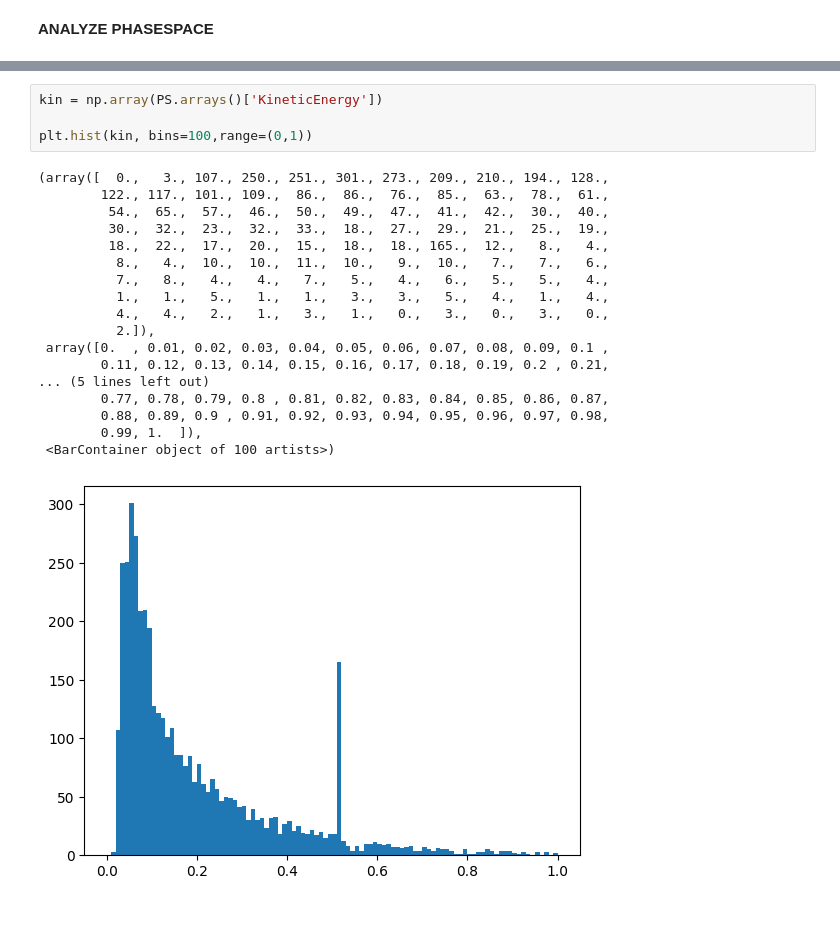
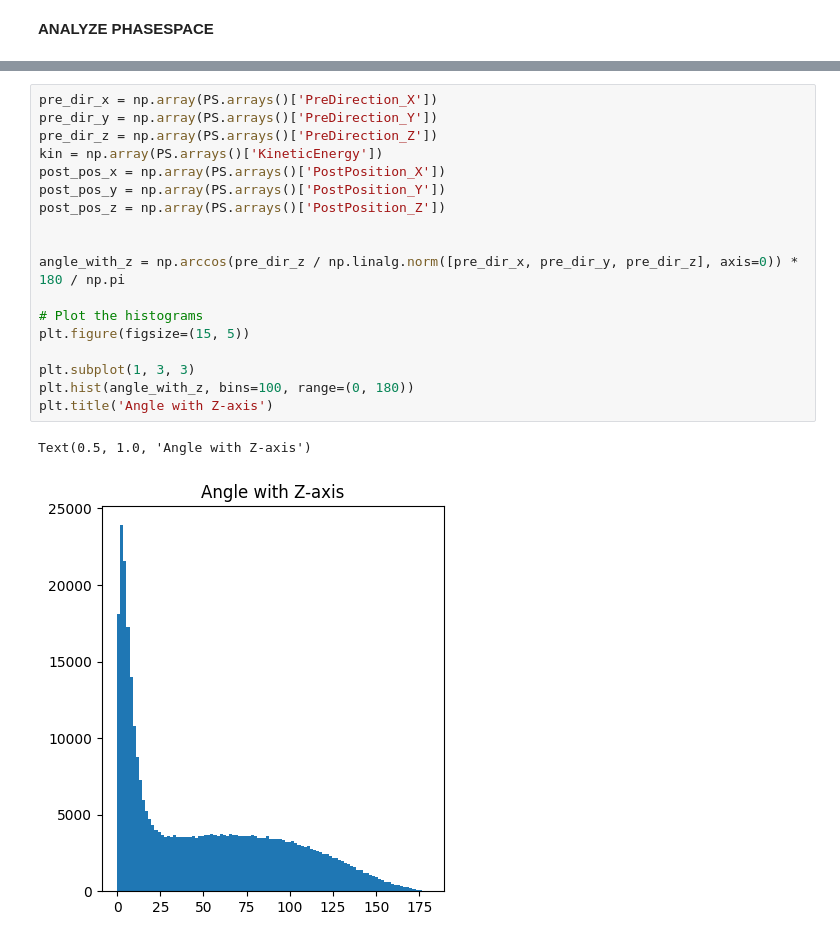
Before and after one commit to francescouni0/VHEE_monitor, a Jupyter notebook: analysis.ipynb, the cells around one changed output, grey strips where cells are left out. Drawn from its saved outputs; the diff is of its cells as text.

```diff
--- a/analysis.ipynb
+++ b/analysis.ipynb
@@ -262,25 +262,23 @@ Number of hits: 4329.0
 Hits keys:
 KineticEnergy  PostPosition_X  PostPosition_Y  PostPosition_Z  PrePosition_X  PrePosition_Y  PrePosition_Z  PreDirection_X  PreDirection_Y  PreDirection_Z  EventPosition_X  EventPosition_Y  EventPosit ...
-# %%
-kin = np.array(PS.arrays()['KineticEnergy'])
-
-plt.hist(kin, bins=100,range=(0,1))
-# %% [output]
-(array([  0.,   3., 107., 250., 251., 301., 273., 209., 210., 194., 128.,
-        122., 117., 101., 109.,  86.,  86.,  76.,  85.,  63.,  78.,  61.,
-         54.,  65.,  57.,  46.,  50.,  49.,  47.,  41.,  42.,  30.,  40.,
-         30.,  32.,  23.,  32.,  33.,  18.,  27.,  29.,  21.,  25.,  19.,
-         18.,  22.,  17.,  20.,  15.,  18.,  18., 165.,  12.,   8.,   4.,
-          8.,   4.,  10.,  10.,  11.,  10.,   9.,  10.,   7.,   7.,   6.,
-          7.,   8.,   4.,   4.,   7.,   5.,   4.,   6.,   5.,   5.,   4.,
-          1.,   1.,   5.,   1.,   1.,   3.,   3.,   5.,   4.,   1.,   4.,
-          4.,   4.,   2.,   1.,   3.,   1.,   0.,   3.,   0.,   3.,   0.,
-          2.]),
- array([0.  , 0.01, 0.02, 0.03, 0.04, 0.05, 0.06, 0.07, 0.08, 0.09, 0.1 ,
-        0.11, 0.12, 0.13, 0.14, 0.15, 0.16, 0.17, 0.18, 0.19, 0.2 , 0.21,
-... (5 lines left out)
-        0.77, 0.78, 0.79, 0.8 , 0.81, 0.82, 0.83, 0.84, 0.85, 0.86, 0.87,
-        0.88, 0.89, 0.9 , 0.91, 0.92, 0.93, 0.94, 0.95, 0.96, 0.97, 0.98,
-        0.99, 1.  ]),
- <BarContainer object of 100 artists>)
-[figure, removed]
+# %%
+pre_dir_x = np.array(PS.arrays()['PreDirection_X'])
+pre_dir_y = np.array(PS.arrays()['PreDirection_Y'])
+pre_dir_z = np.array(PS.arrays()['PreDirection_Z'])
+kin = np.array(PS.arrays()['KineticEnergy'])
+post_pos_x = np.array(PS.arrays()['PostPosition_X'])
+post_pos_y = np.array(PS.arrays()['PostPosition_Y'])
+post_pos_z = np.array(PS.arrays()['PostPosition_Z'])
+
+
+angle_with_z = np.arccos(pre_dir_z / np.linalg.norm([pre_dir_x, pre_dir_y, pre_dir_z], axis=0)) * 180 / np.pi
+
+# Plot the histograms
+plt.figure(figsize=(15, 5))
+
+plt.subplot(1, 3, 3)
+plt.hist(angle_with_z, bins=100, range=(0, 180))
+plt.title('Angle with Z-axis')
+# %% [output]
+Text(0.5, 1.0, 'Angle with Z-axis')
+[figure, added]
```
Also changed, not shown: parts of 3 cells of this notebook, 1 other file.
